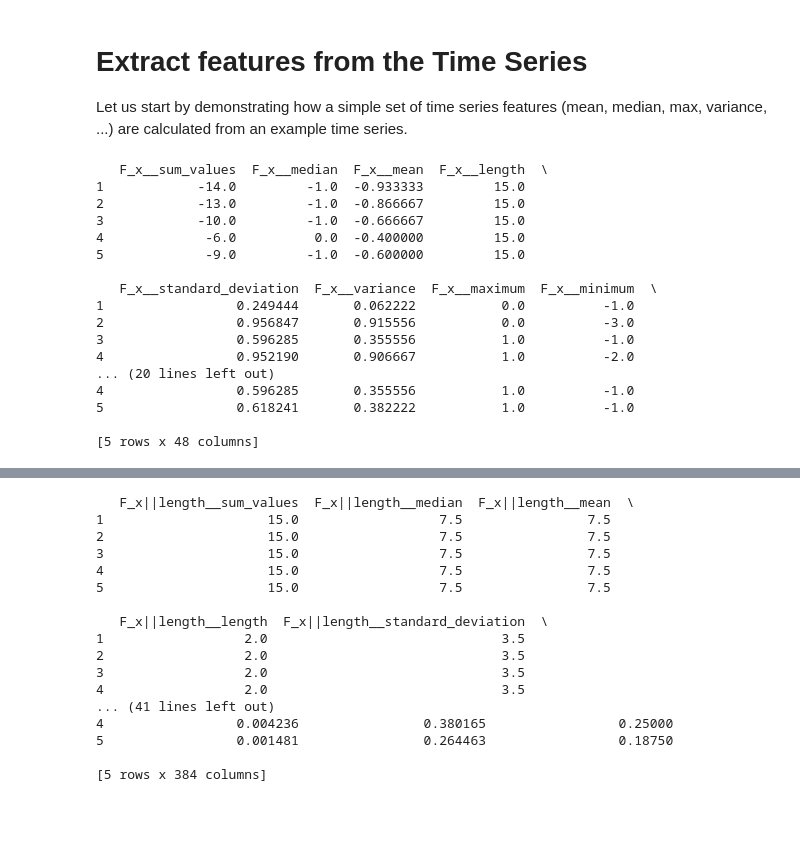
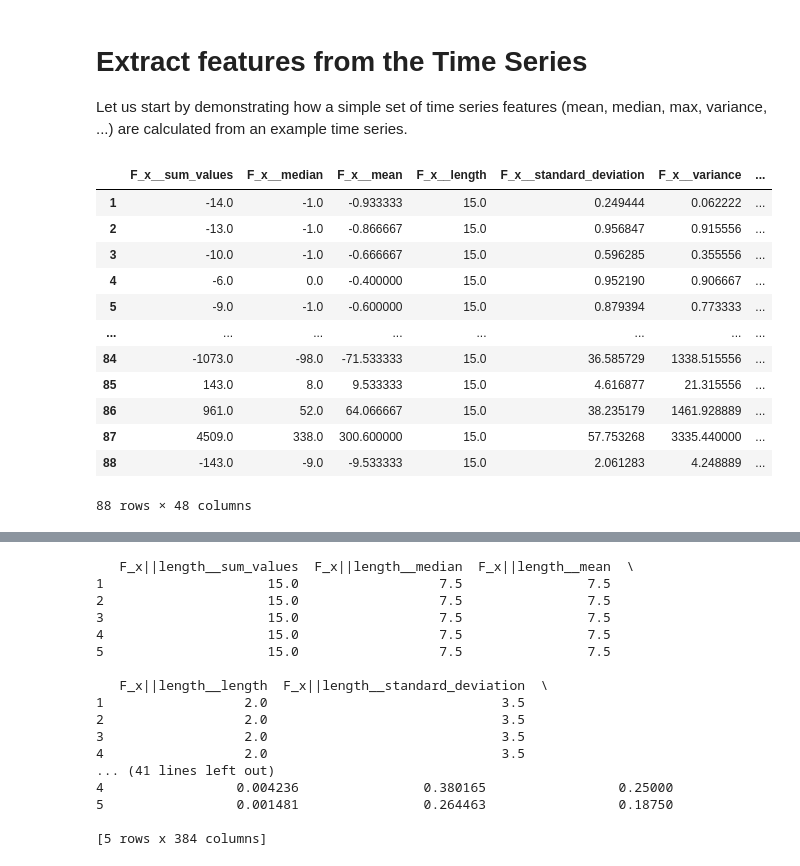
Before and after one commit to blue-yonder/tsfresh, a Jupyter notebook: notebooks/examples/06 tsfresh on tsfresh.ipynb, the cells around one changed output, grey strips where cells are left out. Cells and saved outputs as stored; diff of their text form; code cells hidden in the pictures; blank space fills up the shorter version.

Commit message:
remove plots & add pretty print to notebook

```diff
--- a/notebooks/examples/06 tsfresh on tsfresh.ipynb
+++ b/notebooks/examples/06 tsfresh on tsfresh.ipynb
@@ -26,26 +27,25 @@ print(timeseries.head())
 # Extract features from the Time Series
 Let us start by demonstrating how a simple set of time series features (mean, median, max, variance, ...) are calculated from an example time series.
 # %%
-extracted_features = extract_features(timeseries, column_id="id", column_sort="time", default_fc_parameters=MinimalFCParameters())
-print(extracted_features.head())
+extracted_features = extract_features(timeseries,
+                                    column_id="id",
+                                    column_sort="time",
+                                    default_fc_parameters=MinimalFCParameters())
+display(extracted_features.head())
 # %% [output]
+|  | F_x__sum_values | F_x__median | F_x__mean | F_x__length | F_x__standard_deviation | F_x__variance | ... |
+| 1 | -14.0 | -1.0 | -0.933333 | 15.0 | 0.249444 | 0.062222 | ... |
+| 2 | -13.0 | -1.0 | -0.866667 | 15.0 | 0.956847 | 0.915556 | ... |
+| 3 | -10.0 | -1.0 | -0.666667 | 15.0 | 0.596285 | 0.355556 | ... |
+| 4 | -6.0 | 0.0 | -0.400000 | 15.0 | 0.952190 | 0.906667 | ... |
+| 5 | -9.0 | -1.0 | -0.600000 | 15.0 | 0.879394 | 0.773333 | ... |
+| ... | ... | ... | ... | ... | ... | ... | ... |
+| 84 | -1073.0 | -98.0 | -71.533333 | 15.0 | 36.585729 | 1338.515556 | ... |
+| 85 | 143.0 | 8.0 | 9.533333 | 15.0 | 4.616877 | 21.315556 | ... |
+| 86 | 961.0 | 52.0 | 64.066667 | 15.0 | 38.235179 | 1461.928889 | ... |
+| 87 | 4509.0 | 338.0 | 300.600000 | 15.0 | 57.753268 | 3335.440000 | ... |
+| 88 | -143.0 | -9.0 | -9.533333 | 15.0 | 2.061283 | 4.248889 | ... |
-   F_x__sum_values  F_x__median  F_x__mean  F_x__length  \
-1            -14.0         -1.0  -0.933333         15.0
-2            -13.0         -1.0  -0.866667         15.0
-3            -10.0         -1.0  -0.666667         15.0
-4             -6.0          0.0  -0.400000         15.0
-5             -9.0         -1.0  -0.600000         15.0
-
-   F_x__standard_deviation  F_x__variance  F_x__maximum  F_x__minimum  \
-1                 0.249444       0.062222           0.0          -1.0
-2                 0.956847       0.915556           0.0          -3.0
-3                 0.596285       0.355556           1.0          -1.0
-4                 0.952190       0.906667           1.0          -2.0
-... (20 lines left out)
-4                 0.596285       0.355556           1.0          -1.0
-5                 0.618241       0.382222           1.0          -1.0
-
-[5 rows x 48 columns]
+88 rows × 48 columns
 # %% [markdown]
 # How to extract features from an existing feature matrix
 Should we find that these features themselves are not sufficiently informative for whatever reason, we can repeat the same feature extraction process using the  `extract_features_on_sub_features` function.
```
Also changed, not shown: parts of 7 cells of this notebook.
